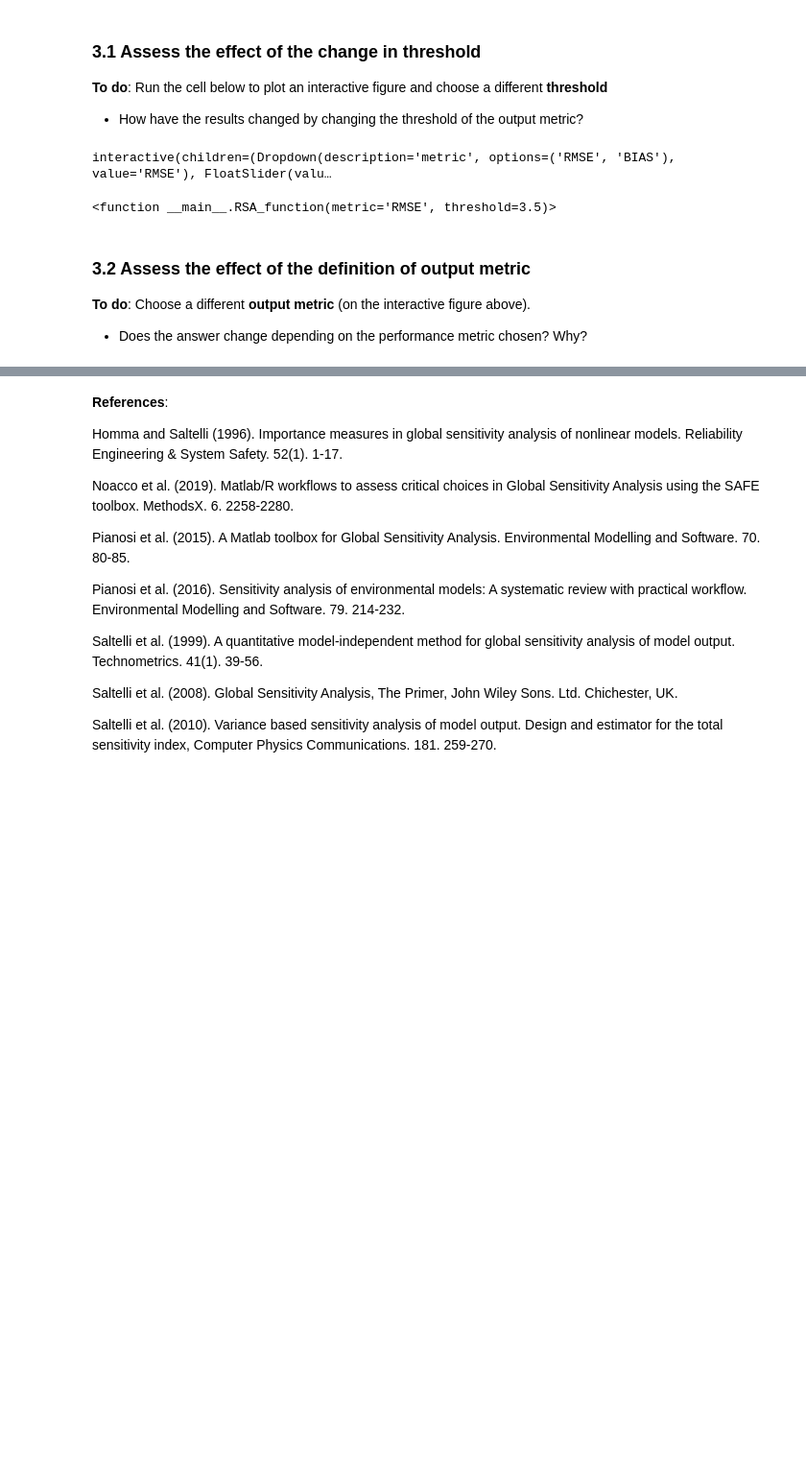
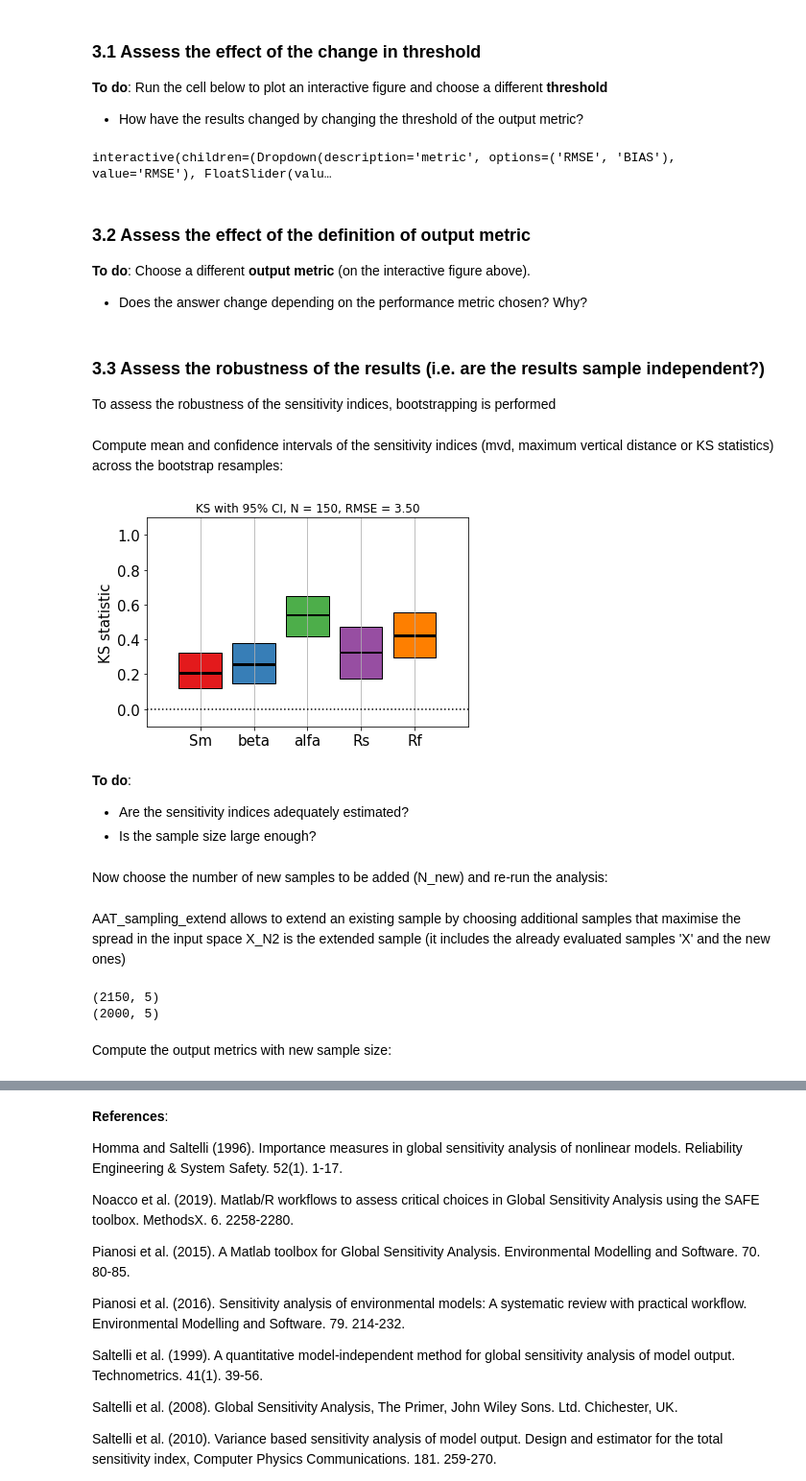
Before and after one commit to AndresPenuela/GSA-workshop, a Jupyter notebook: GSA_workflow_tutorial.ipynb, the cells around one changed output, grey strips where cells are left out. Shown at 96% size. Drawn from its saved outputs; the diff is of its cells as text; code cells hidden in the pictures; blank space fills up the shorter version.

```diff
--- a/GSA_workflow_tutorial.ipynb
+++ b/GSA_workflow_tutorial.ipynb
@@ -394,12 +403,46 @@ RSA_function(metric = 'RMSE', threshold = 3.5)
 - How have the results changed by changing the threshold of the output metric?
 # %%
 # Plot the interactive figure
-interact(RSA_function, metric = ['RMSE', 'BIAS'], threshold = (0.5,5,0.5))
+threshold_interact = interact(RSA_function, metric = ['RMSE', 'BIAS'], threshold = (0.5,5,0.5))
 # %% [output]
 interactive(children=(Dropdown(description='metric', options=('RMSE', 'BIAS'), value='RMSE'), FloatSlider(valu…
-<function __main__.RSA_function(metric='RMSE', threshold=3.5)>
 # %% [markdown]
 ### 3.2 Assess the effect of the definition of output metric
 
 **To do**: Choose a different **output metric** (on the interactive figure above).
 - Does the answer change depending on the performance metric chosen? Why?
+# %% [markdown]
+### 3.3 Assess the robustness of the results (i.e. are the results sample independent?)
+To assess the robustness of the sensitivity indices, bootstrapping is performed
+# %%
+Y = YY[:, 0]; Y_Label = 'RMSE' # RMSE
+# Y = YY[:,1]; Y_Label = 'BIAS' # BIAS
+# Define the threshold:
+threshold = 3.5
+
+Nboot = 1000 # Number of resamples used for bootstrapping
+# Assess sensitivity indices with bootstrapping (WARNING: it may take some time
+# to run this line):
+mvd, _, _, idxb = RSA_tr.RSA_indices_thres(X, Y, threshold, Nboot=Nboot)
+# mvd has shape (Nboot, M)
+# %% [markdown]
+Compute mean and confidence intervals of the sensitivity indices (mvd, maximum vertical distance or KS statistics) across the bootstrap resamples:
+# %%
+alfa = 0.05 # Significance level for the confidence intervals estimated by
+# bootstrapping (default value is 0.05)
+mvd_m, mvd_lb, mvd_ub = aggregate_boot(mvd, alfa=alfa) # shape (M,)
+
+# The sensitivity indices with their 95% confidence intervals are plotted:
+plt.figure()
+pf.boxplot1(mvd_m, S_lb=mvd_lb, S_ub=mvd_ub, X_Labels=X_Labels, \
+            Y_Label='KS statistic')
+plt.title("KS with 95%% CI, N = %d" % N + ", " + Y_Label + " = %2.2f" % threshold)
+plt.show()
+# %% [output]
+[figure, added]
+# %% [markdown]
+**To do**:
+- Are the sensitivity indices adequately estimated?
+- Is the sample size large enough?
+# %% [markdown]
+Now choose the number of new samples to be added (N_new) and re-run the analysis:
@@ -405,0 +456,15 @@ interactive(children=(Dropdown(description='metric', options=('RMSE', 'BIAS'), v
+# %% [markdown]
+AAT_sampling_extend allows to extend an existing sample by choosing additional samples that maximise the spread in the input space X_N2 is the extended sample (it includes the already evaluated samples 'X' and the new ones)
+# %%
+# Check the shape is X_N2:
+print(X_N2.shape)
+
+# Extract new samples:
+X_new = X_N2[N:N2, :]
+# Check the shape of X_new:
+print(X_new.shape)
+# %% [output]
+(2150, 5)
+(2000, 5)
+# %% [markdown]
+Compute the output metrics with new sample size:
```
Also changed, not shown: parts of 36 cells of this notebook, 16 other files.
